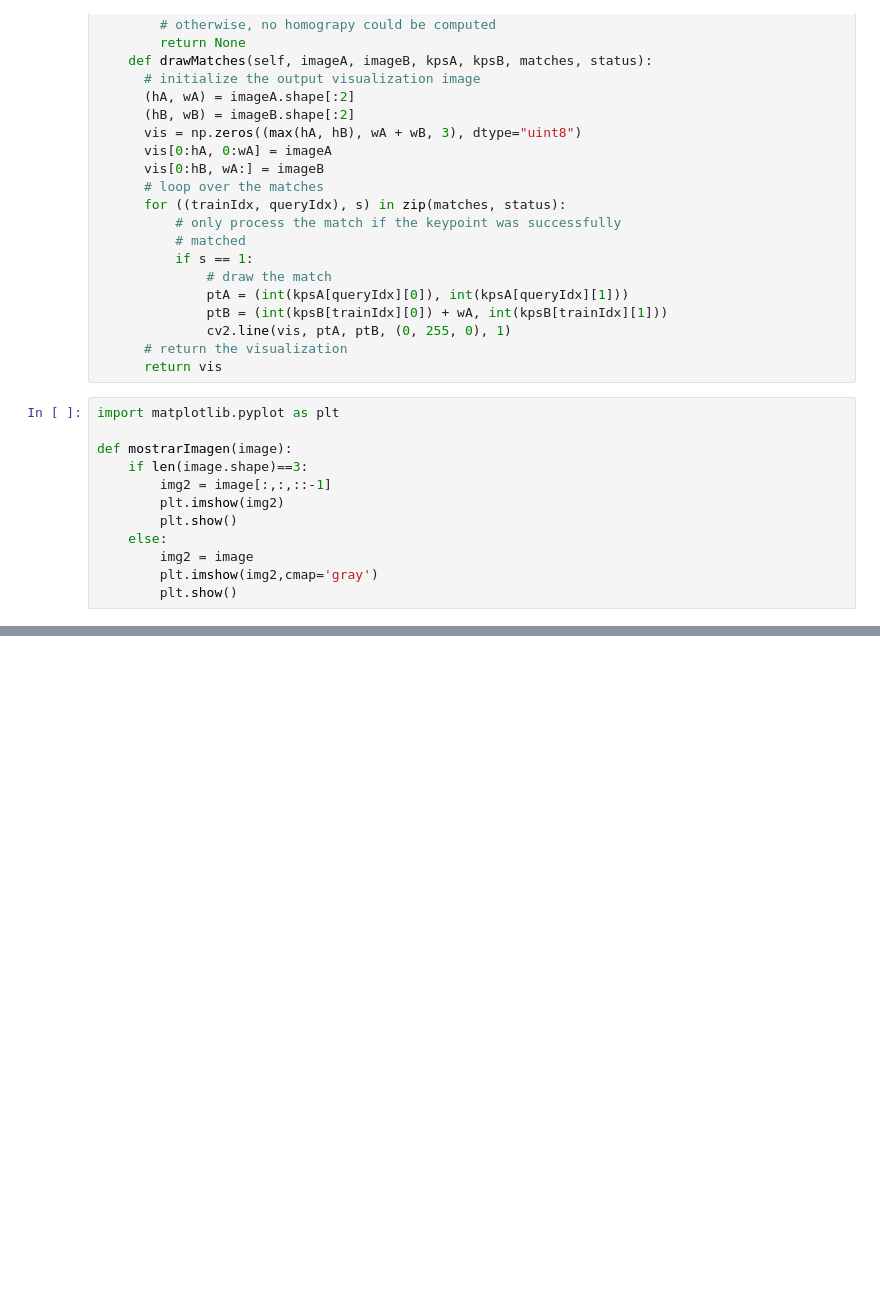
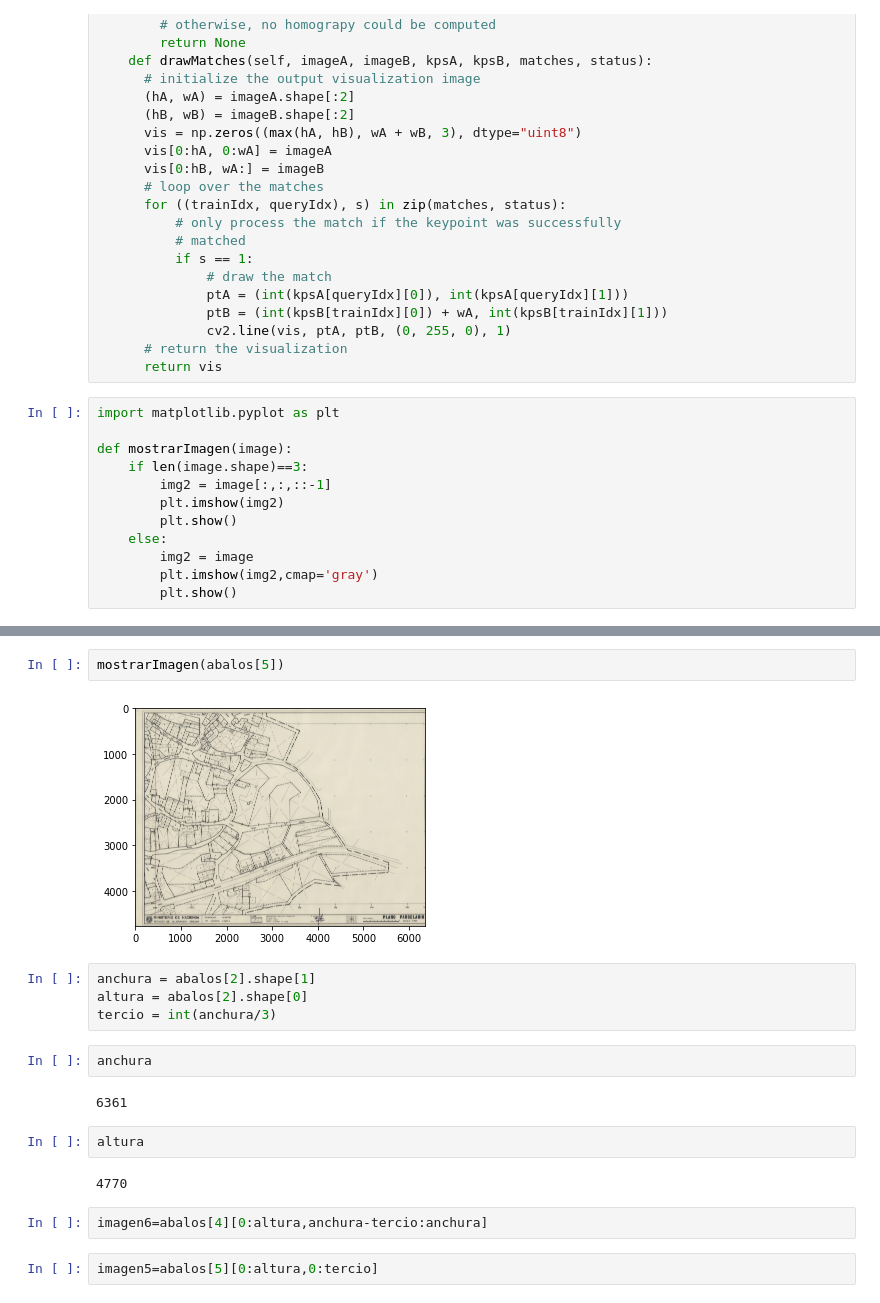
Before and after one commit to IA2021UR/trabajo-ia-en-la-comunidad-de-la-rioja-equipo-3, a Jupyter notebook: Inicial.ipynb, the cells around one changed output, grey strips where cells are left out. Cells and saved outputs as stored; diff of their text form; blank space fills up the shorter version.

```diff
--- a/Inicial.ipynb
+++ b/Inicial.ipynb
@@ -195,3 +198,23 @@ for image in os.listdir("Abalos"):
+# %%
+mostrarImagen(abalos[5])
+# %% [output]
+[figure, added]
+# %%
+anchura = abalos[2].shape[1]
+altura = abalos[2].shape[0]
+tercio = int(anchura/3)
+# %%
+anchura
+# %% [output]
+6361
+# %%
+altura
+# %% [output]
+4770
+# %%
+imagen6=abalos[4][0:altura,anchura-tercio:anchura]
+# %%
+imagen5=abalos[5][0:altura,0:tercio]
 # %%
 # import the necessary packages
 #from pyimagesearch.panorama import Stitcher
```
Also changed, not shown: parts of 5 cells of this notebook.
